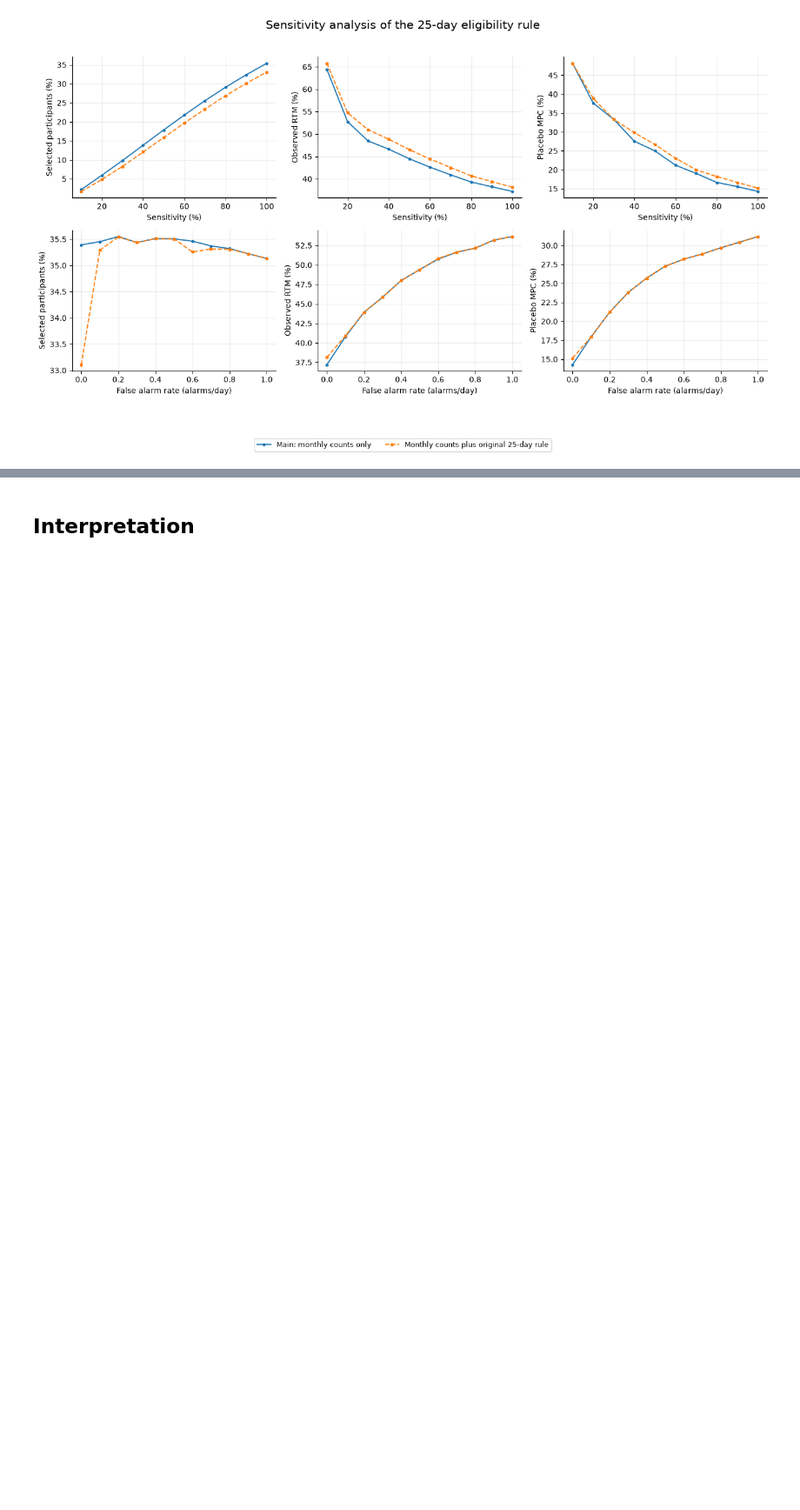
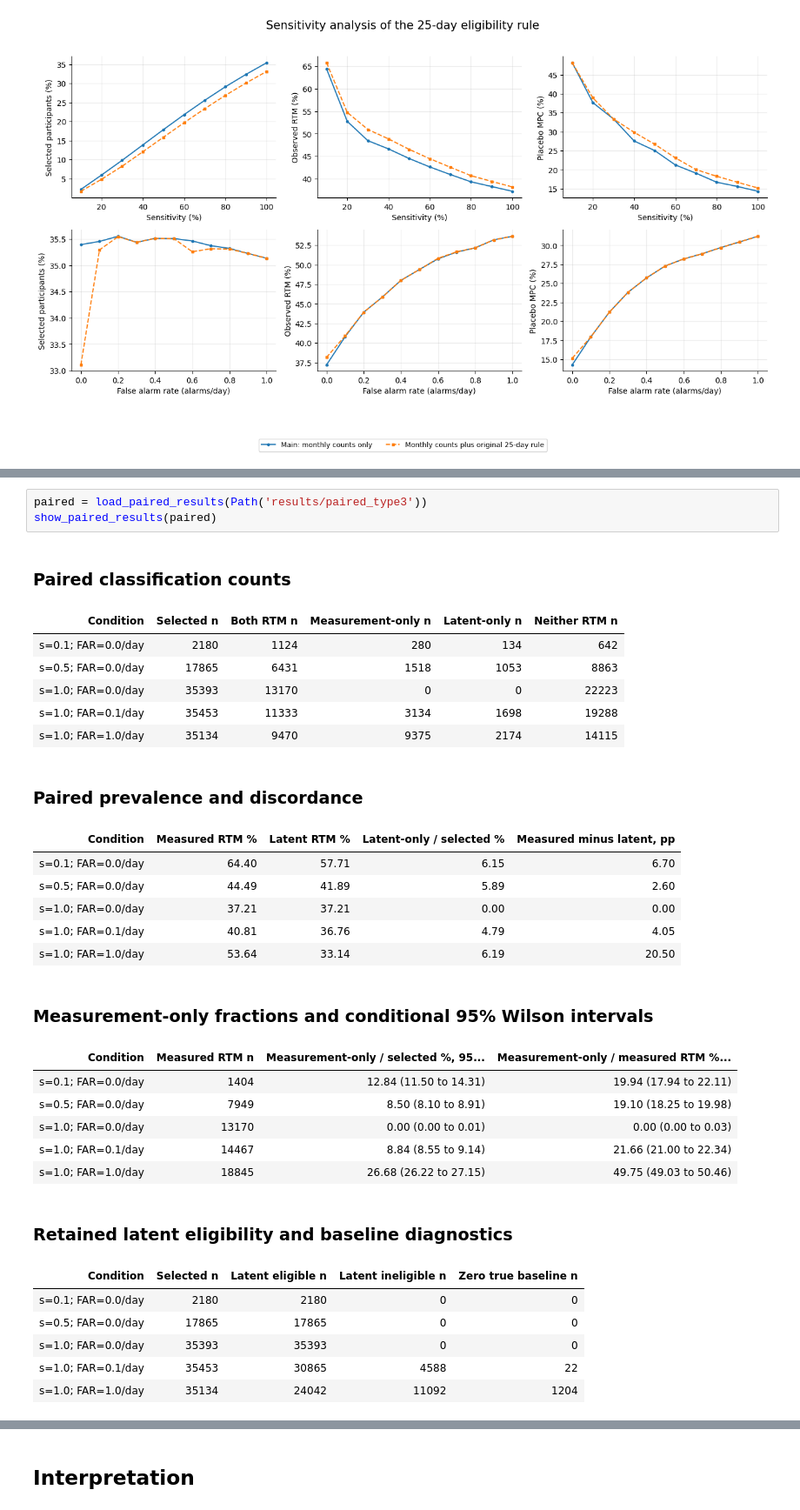
Before and after one commit to GoldenholzLab/RTM3, a Jupyter notebook: submission/epileptic_disorders/Reproducibility/for_appendix_RTM3.ipynb, the cells around one changed output, grey strips where cells are left out. Shown at 87% size. Saved outputs shown, nothing was run; the diff lists cells and outputs as text; blank space fills up the shorter version.

```diff
--- a/submission/epileptic_disorders/Reproducibility/for_appendix_RTM3.ipynb
+++ b/submission/epileptic_disorders/Reproducibility/for_appendix_RTM3.ipynb
@@ -430,0 +495,32 @@ plt.show()
+# %%
+paired = load_paired_results(Path('results/paired_type3'))
+show_paired_results(paired)
+# %% [output]
+### Paired classification counts
+| Condition | Selected n | Both RTM n | Measurement-only n | Latent-only n | Neither RTM n |
+| s=0.1; FAR=0.0/day | 2180 | 1124 | 280 | 134 | 642 |
+| s=0.5; FAR=0.0/day | 17865 | 6431 | 1518 | 1053 | 8863 |
+| s=1.0; FAR=0.0/day | 35393 | 13170 | 0 | 0 | 22223 |
+| s=1.0; FAR=0.1/day | 35453 | 11333 | 3134 | 1698 | 19288 |
+| s=1.0; FAR=1.0/day | 35134 | 9470 | 9375 | 2174 | 14115 |
+### Paired prevalence and discordance
+| Condition | Measured RTM % | Latent RTM % | Latent-only / selected % | Measured minus latent, pp |
+| s=0.1; FAR=0.0/day | 64.40 | 57.71 | 6.15 | 6.70 |
+| s=0.5; FAR=0.0/day | 44.49 | 41.89 | 5.89 | 2.60 |
+| s=1.0; FAR=0.0/day | 37.21 | 37.21 | 0.00 | 0.00 |
+| s=1.0; FAR=0.1/day | 40.81 | 36.76 | 4.79 | 4.05 |
+| s=1.0; FAR=1.0/day | 53.64 | 33.14 | 6.19 | 20.50 |
+### Measurement-only fractions and conditional 95% Wilson intervals
+| Condition | Measured RTM n | Measurement-only / selected %, 95... | Measurement-only / measured RTM %... |
+| s=0.1; FAR=0.0/day | 1404 | 12.84 (11.50 to 14.31) | 19.94 (17.94 to 22.11) |
+| s=0.5; FAR=0.0/day | 7949 | 8.50 (8.10 to 8.91) | 19.10 (18.25 to 19.98) |
+| s=1.0; FAR=0.0/day | 13170 | 0.00 (0.00 to 0.01) | 0.00 (0.00 to 0.03) |
+| s=1.0; FAR=0.1/day | 14467 | 8.84 (8.55 to 9.14) | 21.66 (21.00 to 22.34) |
+| s=1.0; FAR=1.0/day | 18845 | 26.68 (26.22 to 27.15) | 49.75 (49.03 to 50.46) |
+### Retained latent eligibility and baseline diagnostics
+| Condition | Selected n | Latent eligible n | Latent ineligible n | Zero true baseline n |
+| s=0.1; FAR=0.0/day | 2180 | 2180 | 0 | 0 |
+| s=0.5; FAR=0.0/day | 17865 | 17865 | 0 | 0 |
+| s=1.0; FAR=0.0/day | 35393 | 35393 | 0 | 0 |
+| s=1.0; FAR=0.1/day | 35453 | 30865 | 4588 | 22 |
+| s=1.0; FAR=1.0/day | 35134 | 24042 | 11092 | 1204 |
```
Also changed, not shown: parts of 25 cells of this notebook, 41 other files.
